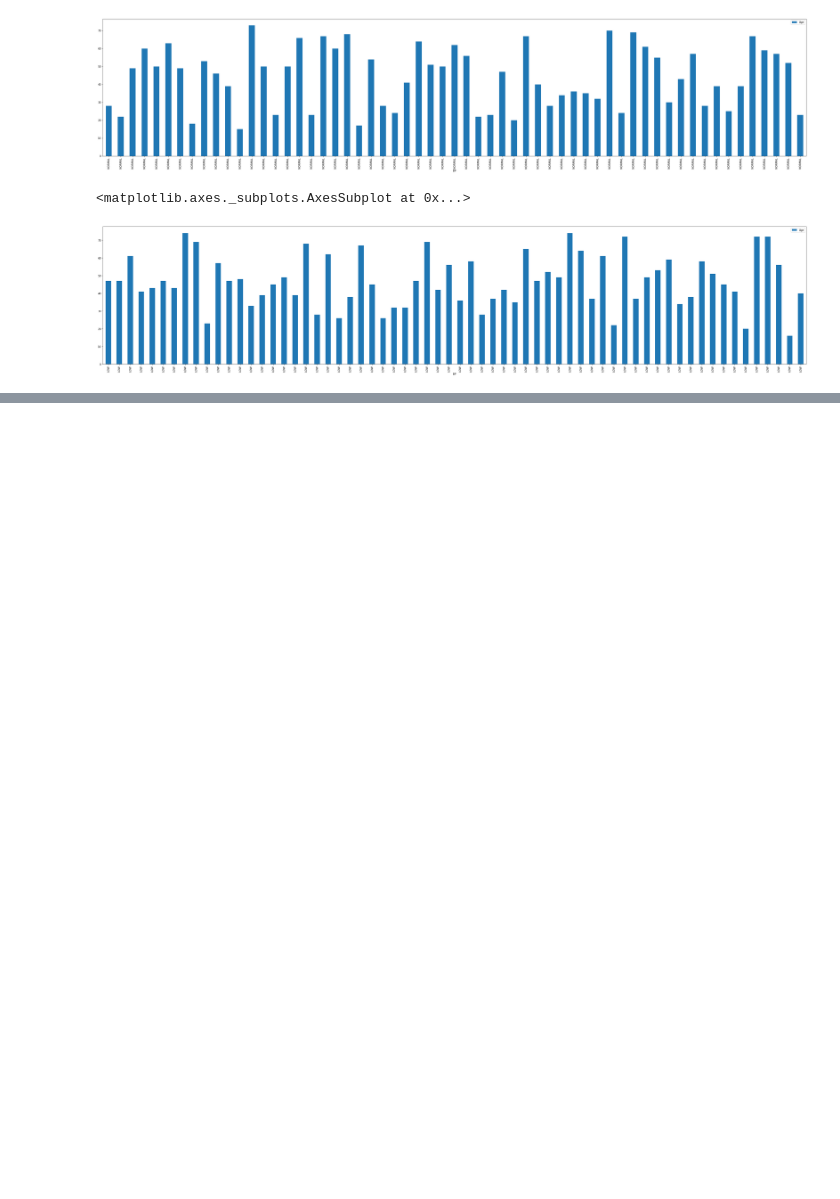
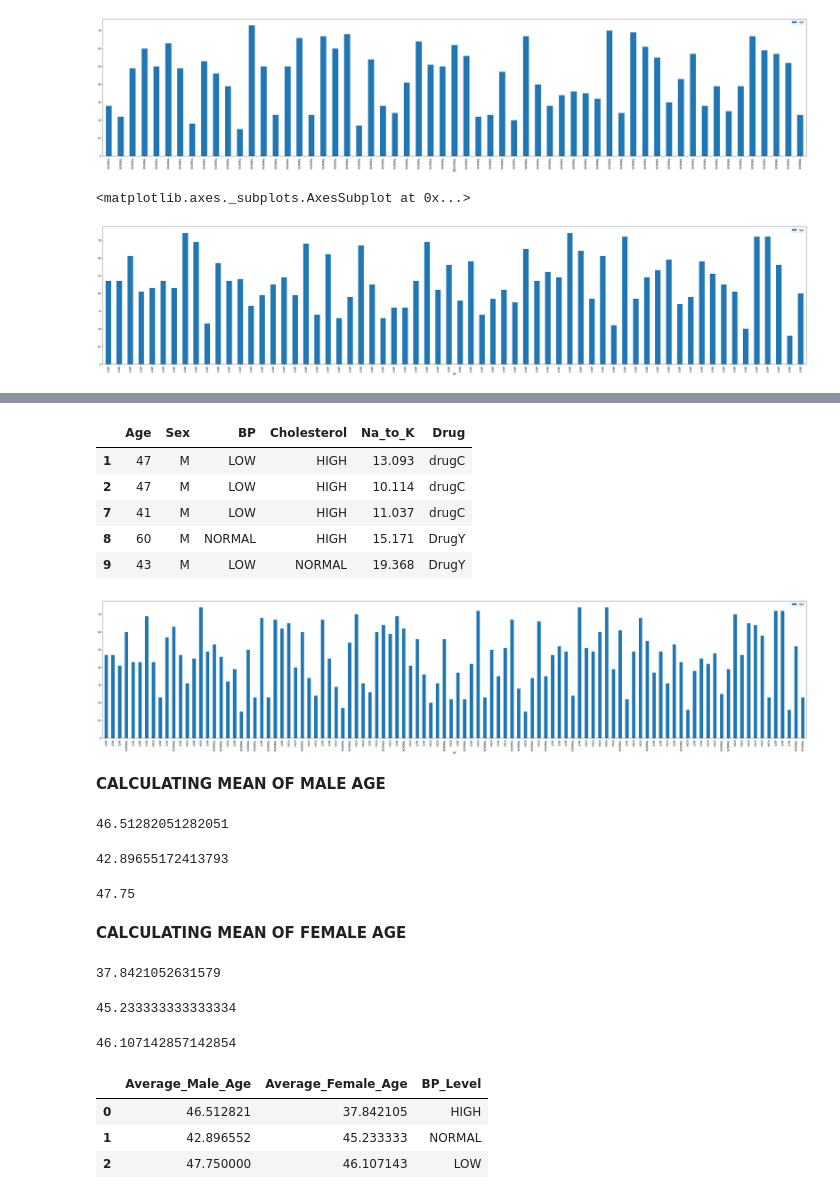
Before and after one commit to MuhammadOwais444/Global-Cert-Internship, a Jupyter notebook: Muhammad_Owais_week_5_Task.ipynb, the cells around one changed output, grey strips where cells are left out. Cells and saved outputs as stored; diff of their text form; code cells hidden in the pictures; blank space fills up the shorter version.

```diff
--- a/Muhammad_Owais_week_5_Task.ipynb
+++ b/Muhammad_Owais_week_5_Task.ipynb
@@ -134,0 +144,60 @@ data5.plot(x='BP', y='Age', kind = "bar", figsize=(50, 10))
+# %%
+data6 = data2[(data2['Sex'] =="M")]
+data6.plot(x='BP', y='Age', kind = "bar", figsize=(50, 10))
+data6.head()
+# %% [output]
+|  | Age | Sex | BP | Cholesterol | Na_to_K | Drug |
+| 1 | 47 | M | LOW | HIGH | 13.093 | drugC |
+| 2 | 47 | M | LOW | HIGH | 10.114 | drugC |
+| 7 | 41 | M | LOW | HIGH | 11.037 | drugC |
+| 8 | 60 | M | NORMAL | HIGH | 15.171 | DrugY |
+| 9 | 43 | M | LOW | NORMAL | 19.368 | DrugY |
+[figure, added]
+# %% [markdown]
+ **CALCULATING MEAN OF MALE AGE**
+# %%
+data7 = data6[(data6['BP'] =="HIGH")]
+data7.Age.mean()
+# %% [output]
+46.51282051282051
+# %%
+data8 = data6[(data6['BP'] =="NORMAL")]
+data8.Age.mean()
+# %% [output]
+42.89655172413793
+# %%
+data9 = data6[(data6['BP'] =="LOW")]
+data9.Age.mean()
+# %% [output]
+47.75
+# %% [markdown]
+ **CALCULATING MEAN OF FEMALE AGE**
+# %%
+data10 = data2[(data2['Sex'] =="F")]
+data11 = data10[(data10['BP'] =="HIGH")]
+data11.Age.mean()
+# %% [output]
+37.8421052631579
+# %%
+data12 = data10[(data10['BP'] =="NORMAL")]
+data12.Age.mean()
+# %% [output]
+45.233333333333334
+# %%
+data13 = data10[(data10['BP'] =="LOW")]
+data13.Age.mean()
+# %% [output]
+46.107142857142854
+# %%
+data14 = pd.DataFrame(columns=['Average_Male_Age','Average_Female_Age','BP_Level'])
+
+listrow = [pd.Series([46.51282051282051, 37.8421052631579, 'HIGH'], index=data14.columns ) ,
+                pd.Series([42.89655172413793, 45.233333333333334, 'NORMAL'], index=data14.columns ) ,
+                pd.Series([47.75, 46.107142857142854, 'LOW'], index=data14.columns ) ]
+data14 = data14.append(  listrow,ignore_index=True)
+data14.head()
+# %% [output]
+|  | Average_Male_Age | Average_Female_Age | BP_Level |
+| 0 | 46.512821 | 37.842105 | HIGH |
+| 1 | 42.896552 | 45.233333 | NORMAL |
+| 2 | 47.750000 | 46.107143 | LOW |
```
Also changed, not shown: parts of 3 cells of this notebook.
